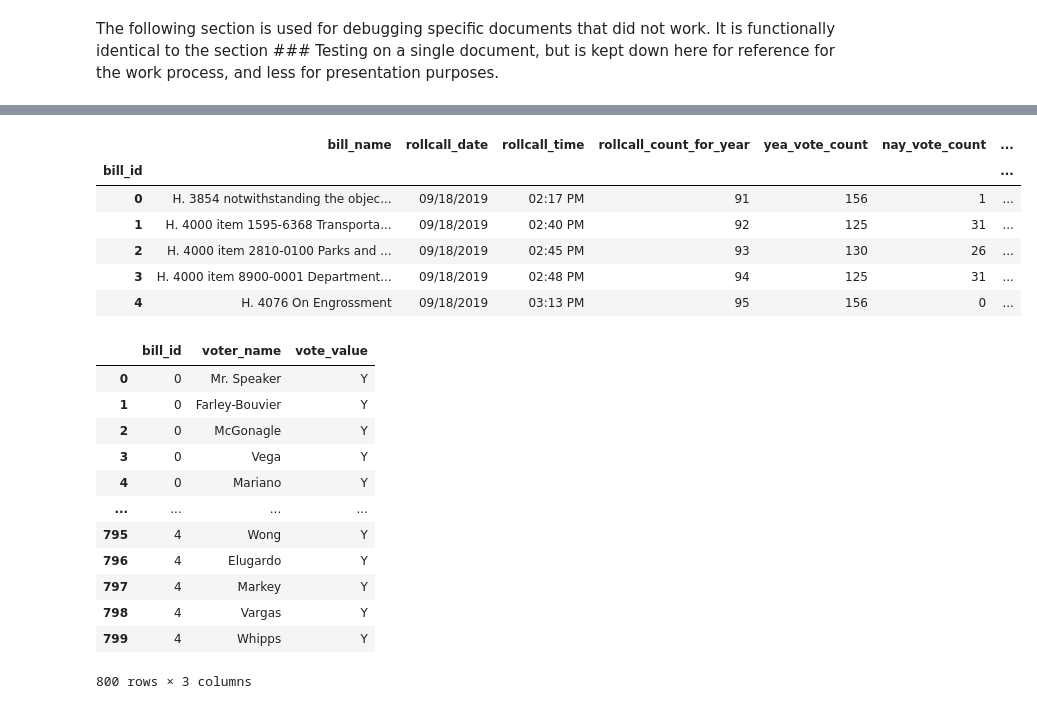
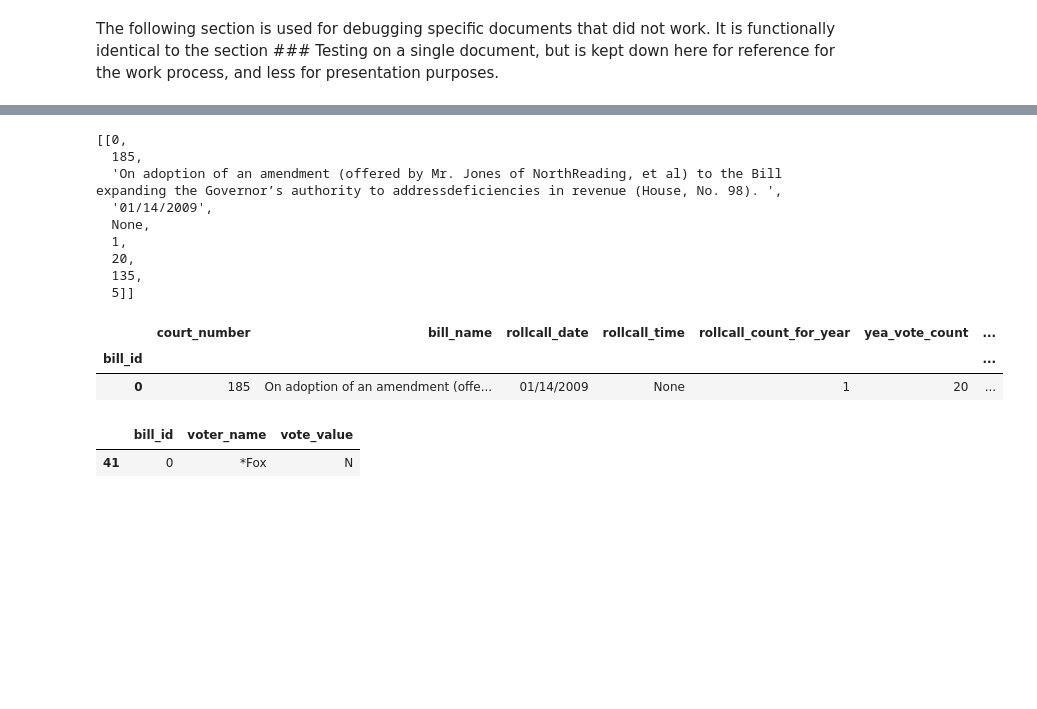
Before and after one commit to BU-Spark/ds-act-on-mass, a Jupyter notebook: fa25-team-a/eda/house_pdf_parsing/parse_house.ipynb, the cells around one changed output, grey strips where cells are left out. Drawn from its saved outputs; the diff is of its cells as text; code cells hidden in the pictures; blank space fills up the shorter version.

```diff
--- a/fa25-team-a/eda/house_pdf_parsing/parse_house.ipynb
+++ b/fa25-team-a/eda/house_pdf_parsing/parse_house.ipynb
@@ -28,6 +30,23 @@ pre2009_patterns_to_match =[
     '^\s+(?P<Vote1>[Y,N,X,P])\s+(?P<Name1>Mr. Speaker|(.+?)(?:\s{,1}[A-Za-z.,\'-]+)+)\s+(?P<Vote2>[Y,N,X,P])\s+(?P<Name2>(.+?)(?:\s{,1}[A-Za-z.,\'-]+)+)\s+(?P<Vote3>[Y,N,X,P])\s+(?P<Name3>(.+?)(?:\s{,1}[A-Za-z.,\'-]+)+)\s+((?P<Vote4>[Y,N,X,P])\s+(?P<Name4>(.+?)(?:\s{,1}[A-Za-z.,\'-]+)+)\s+)?$',
     '^\s+\*=AFTER VOTE\s+P=PRESENT\s+X=NOT VOTING\s+$'
 ]
+# %%
+post2009pre2017_patterns_to_match = [
+    '^YEAS: (?P<YeaVoteCount>\d+).?$',
+    '^NAYS: (?P<NayVoteCount>\d+).?$',
+    '^N-V: (?P<NVVoteCount>\d+).?$',
+    '^P=PRESENT\s?$',
+    '^X=NOT VOTING \s?$',
+    '^\*=AFTER VOTE$',
+    '^Yea and Nay Supplement$',
+    '^JOURNAL OF THE HOUSE\.?$',
+    '^(‘)?\D+,\s(?P<VoteDate>\D+\d{1,2},\s\d{4}).*$',
+    '^Yea and Nay No\. (?P<RollCallCount>\d+).?$',
+    '^(?P<VoteValue>[YNPXynpx]{1}).?$',
+    '^(?P<Name>\*?([A-Za-z][A-ZÀ-ÿa-z.,\ \'’-]+?)(?: {,1}[\*À-ÿA-Za-z.,\'’-]+)+).?$',
+    '^YEAS: (?P<YeaVoteCount>\d+)\s+NAYS: (?P<NayVoteCount>\d+).?$',
+    '^P=PRESENT        X=NOT VOTING      \*=AFTER VOTE$'
+]
 # %%
 post2017_patterns_to_match = [
     '^(?P<RCDate>\d{2}/\d{2}/\d{4})\s(?P<RCTime>\d{2}:\d{2} \D{2})$',
@@ -490,7 +889,7 @@ vote_df_from_csv.head()
 # %% [markdown]
 The following section is used for debugging specific documents that did not work. It is functionally identical to the section ### Testing on a single document, but is kept down here for reference for the work process, and less for presentation purposes.
 # %%
-path = '../../data/HJRollCalls/2019/hj09182019.pdf'
+path = '../../data/HJRollCalls/2009/2009combined.pdf'
 doc = pymupdf.open(path)
 
 for page in doc:
@@ -521,2 +920,2 @@ Y
 # %%
-bill_data, vote_data, bill_id = parse_Post2017_PDF(path, 0, verbose=True)
+bill_data, vote_data, bill_id = parse_2009through2017_PDF(path, 0, 185, verbose=True)
@@ -541,32 +922,29 @@ Found 5 bill records
+# %%
+bill_data
+# %% [output]
+[[0,
+  185,
+  'On adoption of an amendment (offered by Mr. Jones of NorthReading, et al) to the Bill expanding the Governor’s authority to addressdeficiencies in revenue (House, No. 98). ',
+  '01/14/2009',
+  None,
+  1,
+  20,
+  135,
+  5]]
 # %%
 # Create a dataframe from the parsed PDF data for bills
-bill_df = pd.DataFrame(bill_data, columns=['bill_id', 'bill_name', 'rollcall_date', 'rollcall_time', 'rollcall_count_for_year', 'yea_vote_count', 'nay_vote_count', 'not_voting_count'])
+bill_df = pd.DataFrame(bill_data, columns=['bill_id', 'court_number', 'bill_name', 'rollcall_date', 'rollcall_time', 'rollcall_count_for_year', 'yea_vote_count', 'nay_vote_count', 'not_voting_count'])
 
 bill_df.set_index('bill_id', inplace=True)
 bill_df
 # %% [output]
-|  | bill_name | rollcall_date | rollcall_time | rollcall_count_for_year | yea_vote_count | nay_vote_count | ... |
+|  | court_number | bill_name | rollcall_date | rollcall_time | rollcall_count_for_year | yea_vote_count | ... |
 | bill_id |  |  |  |  |  |  | ... |
-| 0 | H. 3854 notwithstanding the objec... | 09/18/2019 | 02:17 PM | 91 | 156 | 1 | ... |
-| 1 | H. 4000 item 1595-6368 Transporta... | 09/18/2019 | 02:40 PM | 92 | 125 | 31 | ... |
-| 2 | H. 4000 item 2810-0100 Parks and ... | 09/18/2019 | 02:45 PM | 93 | 130 | 26 | ... |
-| 3 | H. 4000 item 8900-0001 Department... | 09/18/2019 | 02:48 PM | 94 | 125 | 31 | ... |
-| 4 | H. 4076 On Engrossment | 09/18/2019 | 03:13 PM | 95 | 156 | 0 | ... |
+| 0 | 185 | On adoption of an amendment (offe... | 01/14/2009 | None | 1 | 20 | ... |
 # %%
 # Create a dataframe from parsed PDF data about votes
 vote_df = pd.DataFrame(vote_data, columns=['bill_id', 'voter_name', 'vote_value'])
-vote_df
+vote_df[vote_df['voter_name'].str.contains('\*')]
 # %% [output]
 |  | bill_id | voter_name | vote_value |
-| 0 | 0 | Mr. Speaker | Y |
-| 1 | 0 | Farley-Bouvier | Y |
-| 2 | 0 | McGonagle | Y |
-| 3 | 0 | Vega | Y |
-| 4 | 0 | Mariano | Y |
-| ... | ... | ... | ... |
-| 795 | 4 | Wong | Y |
-| 796 | 4 | Elugardo | Y |
-| 797 | 4 | Markey | Y |
-| 798 | 4 | Vargas | Y |
-| 799 | 4 | Whipps | Y |
+| 41 | 0 | *Fox | N |
-800 rows × 3 columns
```
Also changed, not shown: parts of 27 cells of this notebook.
